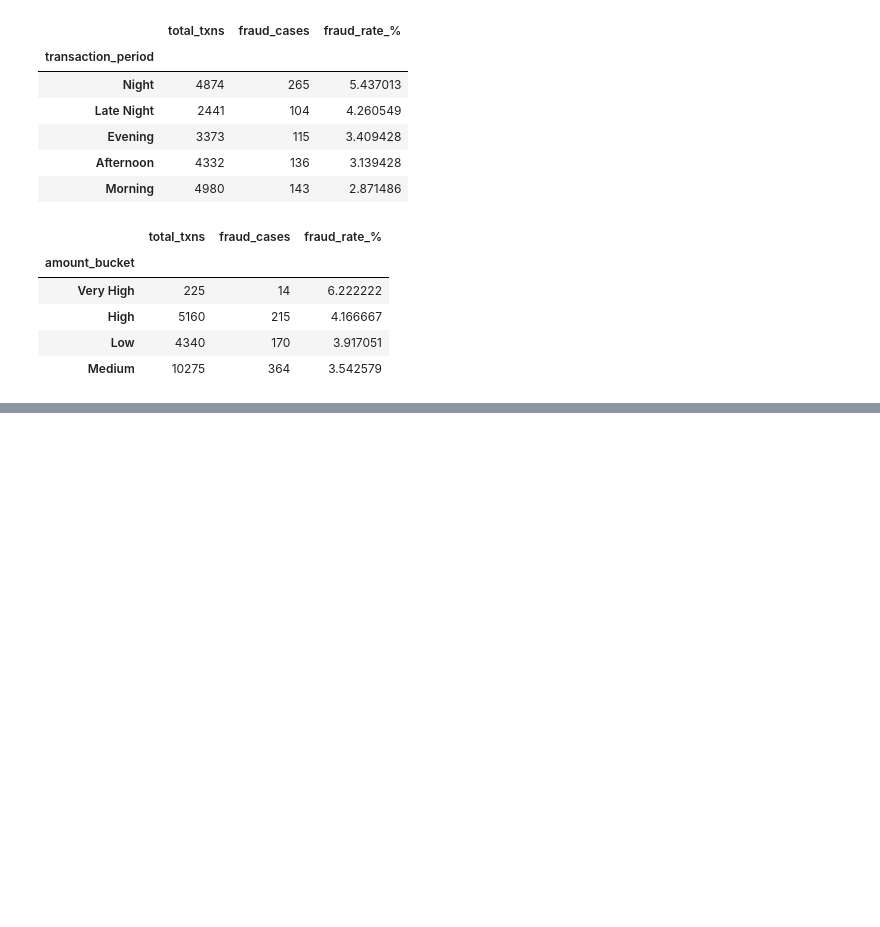
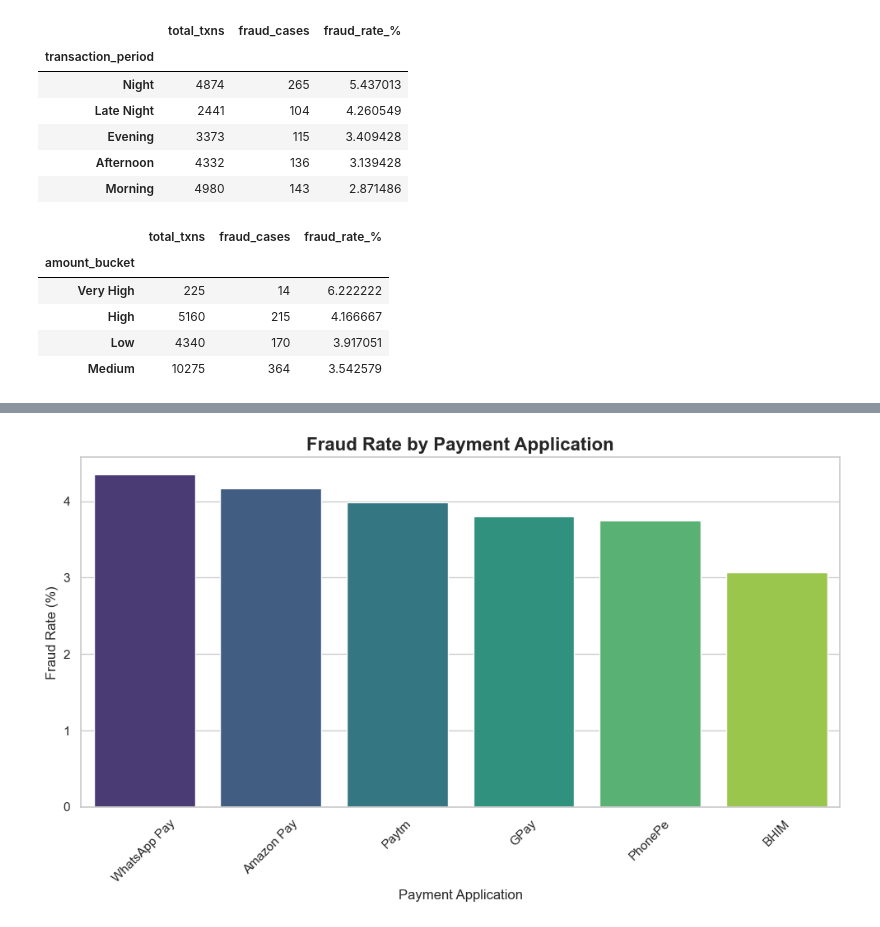
Before and after one commit to Angadthakur/upi-transaction-analyzer, a Jupyter notebook: notebooks/analysis.ipynb, the cells around one changed output, grey strips where cells are left out. Cells and saved outputs as stored; diff of their text form; code cells hidden in the pictures; blank space fills up the shorter version.

```diff
--- a/notebooks/analysis.ipynb
+++ b/notebooks/analysis.ipynb
@@ -603,0 +653,24 @@ kyc_fraud.to_csv('../outputs/kyc_fraud_analysis.csv', index=True)
+# %%
+app_data = df_clean.groupby('payment_app').agg(
+    total_txns=('transaction_id', 'count'),
+    fraud_cases=('is_fraud', 'sum')
+)
+app_data['fraud_rate'] = (app_data['fraud_cases'] / app_data['total_txns']) * 100
+app_data = app_data.reset_index().sort_values('fraud_rate', ascending=False)
+
+plt.figure(figsize=(10, 6))
+
+sns.barplot(x='payment_app', y='fraud_rate', data=app_data,
+            hue='payment_app', palette='viridis', legend=False)
+
+plt.title('Fraud Rate by Payment Application', fontsize=16, fontweight='bold')
+plt.xlabel('Payment Application', fontsize=12)
+plt.ylabel('Fraud Rate (%)', fontsize=12)
+
+plt.xticks(rotation=45)
+
+plt.tight_layout()
+plt.savefig('../charts/fraud_by_app.png', bbox_inches='tight')
+plt.show()
+# %% [output]
+[figure, added]
```
Also changed, not shown: parts of 3 cells of this notebook.
